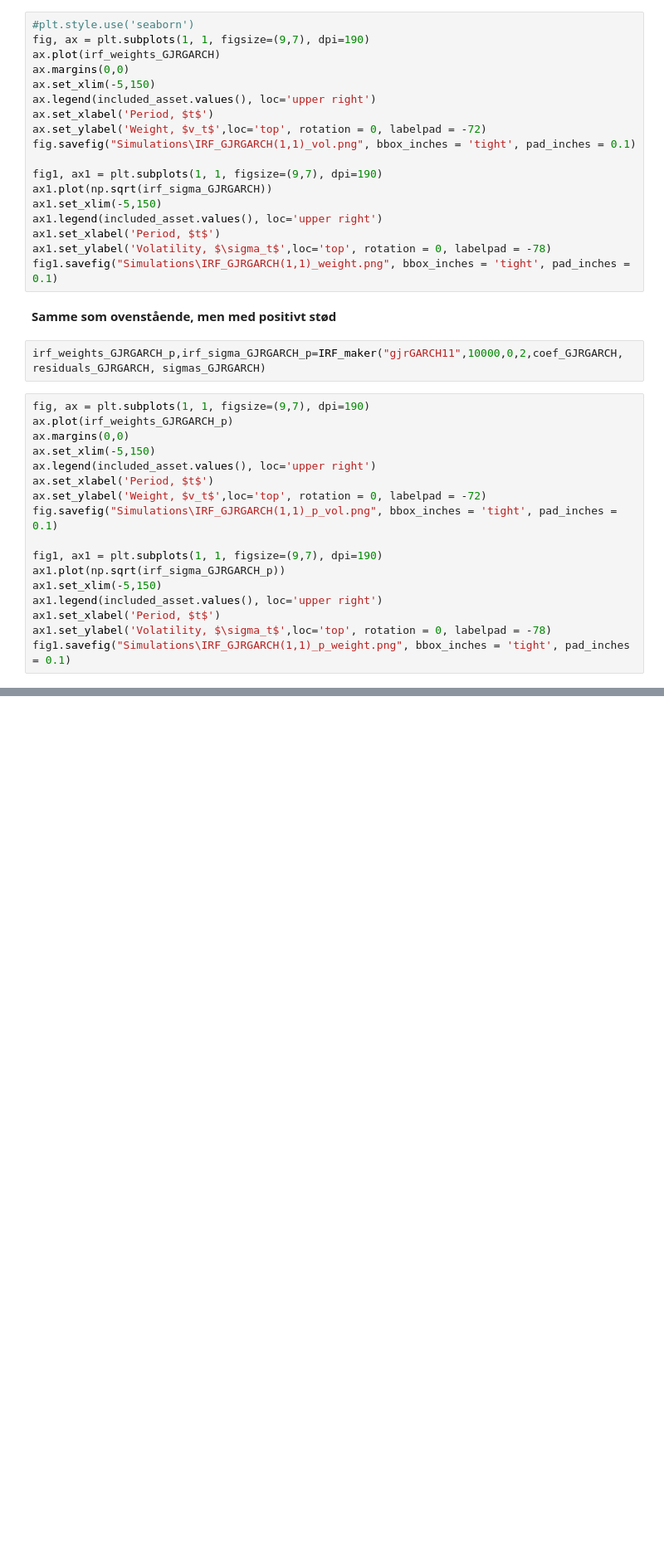
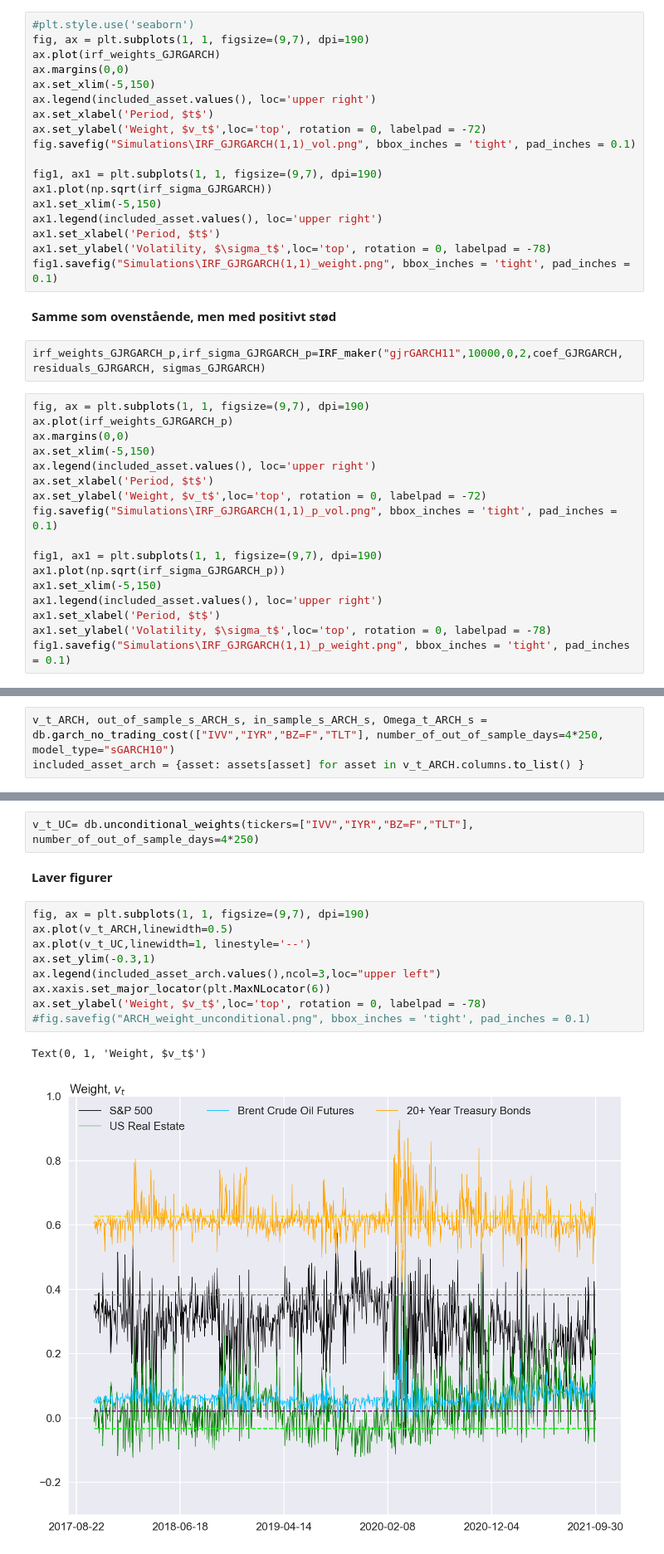
Before and after one commit to neriksen/thesis, a Jupyter notebook: Simulations/IRF.ipynb, the cells around one changed output, grey strips where cells are left out. Shown at 83% size. Cells and saved outputs as stored; diff of their text form; blank space fills up the shorter version.

```diff
--- a/Simulations/IRF.ipynb
+++ b/Simulations/IRF.ipynb
@@ -167,0 +170,3 @@ fig1.savefig("Simulations\IRF_GJRGARCH(1,1)_p_weight.png", bbox_inches = 'tight'
+# %%
+v_t_ARCH, out_of_sample_s_ARCH_s, in_sample_s_ARCH_s, Omega_t_ARCH_s = db.garch_no_trading_cost(["IVV","IYR","BZ=F","TLT"], number_of_out_of_sample_days=4*250, model_type="sGARCH10")
+included_asset_arch = {asset: assets[asset] for asset in v_t_ARCH.columns.to_list() }
@@ -167,0 +183,16 @@ fig1.savefig("Simulations\IRF_GJRGARCH(1,1)_p_weight.png", bbox_inches = 'tight'
+# %%
+v_t_UC= db.unconditional_weights(tickers=["IVV","IYR","BZ=F","TLT"], number_of_out_of_sample_days=4*250)
+# %% [markdown]
+**Laver figurer**
+# %%
+fig, ax = plt.subplots(1, 1, figsize=(9,7), dpi=190)
+ax.plot(v_t_ARCH,linewidth=0.5)
+ax.plot(v_t_UC,linewidth=1, linestyle='--')
+ax.set_ylim(-0.3,1)
+ax.legend(included_asset_arch.values(),ncol=3,loc="upper left")
+ax.xaxis.set_major_locator(plt.MaxNLocator(6))
+ax.set_ylabel('Weight, $v_t$',loc='top', rotation = 0, labelpad = -78)
+#fig.savefig("ARCH_weight_unconditional.png", bbox_inches = 'tight', pad_inches = 0.1)
+# %% [output]
+Text(0, 1, 'Weight, $v_t$')
+[figure, added]
```
Also changed, not shown: parts of 5 cells of this notebook, 1 other file.
